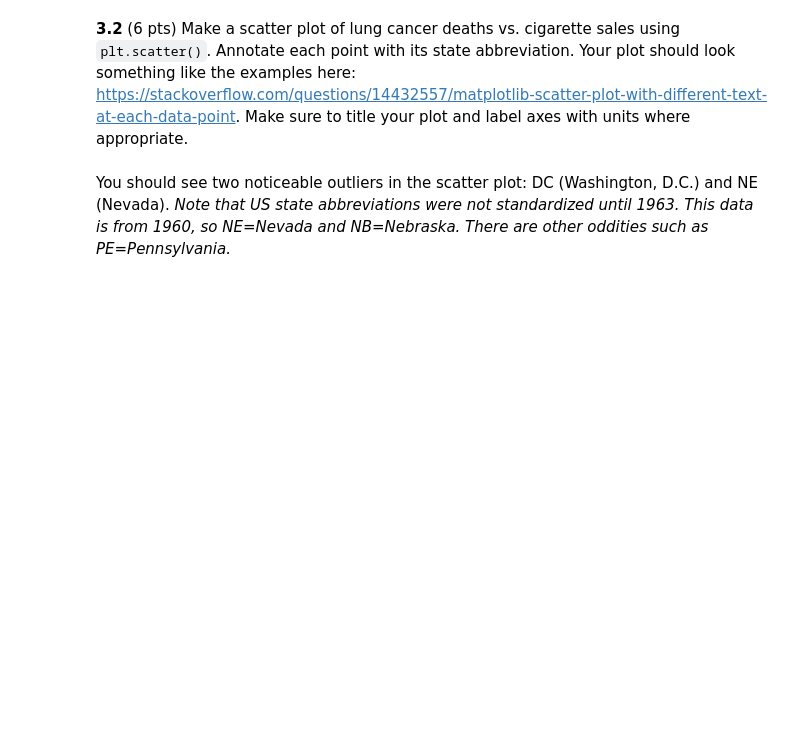
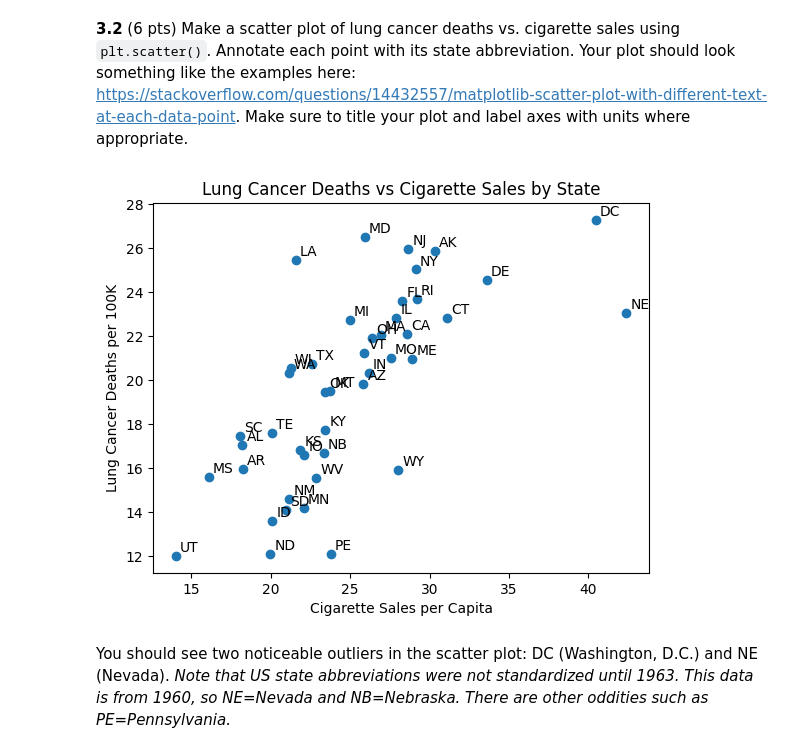
Before and after one commit to aitechroberts/ml_adversary, a Jupyter notebook: HW0.ipynb, the cells around one changed output. Cells and saved outputs as stored; diff of their text form; code cells hidden in the pictures; blank space fills up the shorter version.

```diff
--- a/HW0.ipynb
+++ b/HW0.ipynb
@@ -91,7 +155,7 @@ import pandas as pd
 url = 'http://www.andrew.cmu.edu/user/dvaroday/14757/data/hw0/SmokingCancer.txt'
 
 # START EDITING HERE - DON'T REMOVE THIS COMMENT
-df = pd.read_table(url, sep='\t', skiprows=65, engine='python')
+df = pd.read_table(url, sep='\s+', skiprows=23, engine='python')
 # END EDITING HERE - DON'T REMOVE THIS COMMENT
 
 print('Dimension of df:', df.shape)
@@ -108,3 +173,23 @@ import matplotlib.pyplot as plt
+# %%
+import matplotlib.pyplot as plt
+
+# START EDITING HERE - DON'T REMOVE THIS COMMENT
+cigs = df.CIG.copy()
+lung = df.LUNG.copy()
+plt.scatter(cigs, lung)
+
+for i, state in enumerate(df.STATE):
+    plt.annotate(state, (cigs[i], lung[i]), textcoords="offset points", xytext=(3,3))
+
+plt.title("Lung Cancer Deaths vs Cigarette Sales by State")
+plt.xlabel("Cigarette Sales per Capita")
+plt.ylabel("Lung Cancer Deaths per 100K")
+
+plt.show()
+
+# END EDITING HERE - DON'T REMOVE THIS COMMENT
+# %% [output]
+[figure, added]
 # %% [markdown]
 You should see two noticeable outliers in the scatter plot: DC (Washington, D.C.) and NE (Nevada). *Note that US state abbreviations were not standardized until 1963. This data is from 1960, so NE=Nevada and NB=Nebraska. There are other oddities such as PE=Pennsylvania.*
 # %% [markdown]
```
Also changed, not shown: parts of 12 cells of this notebook.
